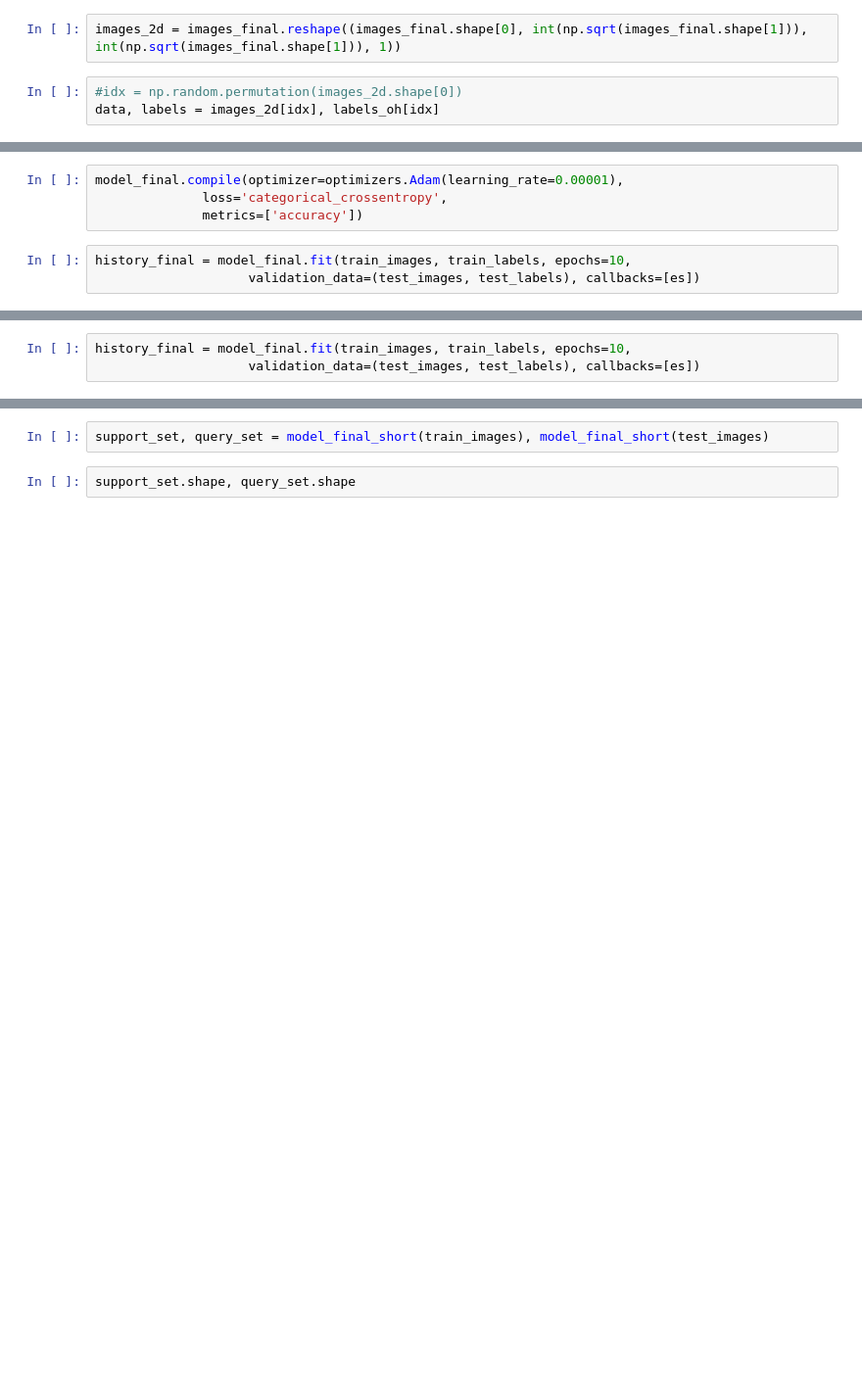
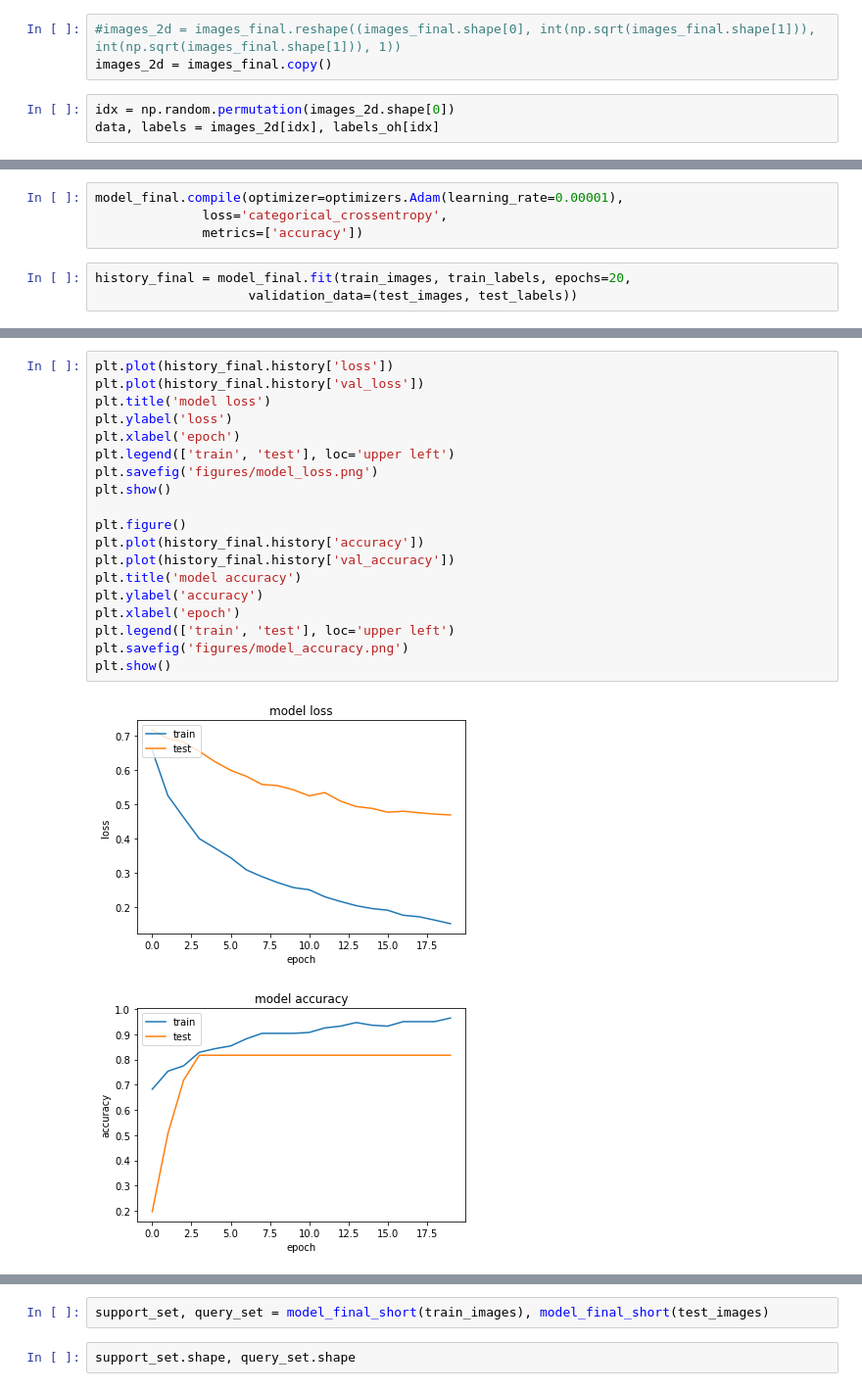
Before and after one commit to lukasrosario/cs591-project, a Jupyter notebook: project.ipynb, the cells around one changed output, grey strips where cells are left out. Shown at 98% size. Saved outputs shown, nothing was run; the diff lists cells and outputs as text; blank space fills up the shorter version.

```diff
--- a/project.ipynb
+++ b/project.ipynb
@@ -208,7 +208,8 @@ print(images_final.shape, labels_oh.shape)
 # %%
-images_2d = images_final.reshape((images_final.shape[0], int(np.sqrt(images_final.shape[1])), int(np.sqrt(images_final.shape[1])), 1))
+#images_2d = images_final.reshape((images_final.shape[0], int(np.sqrt(images_final.shape[1])), int(np.sqrt(images_final.shape[1])), 1))
+images_2d = images_final.copy()
 # %%
-#idx = np.random.permutation(images_2d.shape[0])
+idx = np.random.permutation(images_2d.shape[0])
 data, labels = images_2d[idx], labels_oh[idx]
 # %%
 train_percentage = 0.8
@@ -479,6 +244,6 @@ model_final.compile(optimizer=optimizers.Adam(learning_rate=0.00001),
               loss='categorical_crossentropy',
               metrics=['accuracy'])
 # %%
-history_final = model_final.fit(train_images, train_labels, epochs=10,
-                    validation_data=(test_images, test_labels), callbacks=[es])
+history_final = model_final.fit(train_images, train_labels, epochs=20,
+                    validation_data=(test_images, test_labels))
 # %% [output]
@@ -505,3 +266,0 @@ Epoch 10/10
-# %%
-history_final = model_final.fit(train_images, train_labels, epochs=10,
-                    validation_data=(test_images, test_labels), callbacks=[es])
@@ -516,4 +273,26 @@ model_final.save('models/model_final_lukas')
 INFO:tensorflow:Assets written to: models/model_final_lukas\assets
+# %%
+plt.plot(history_final.history['loss'])
+plt.plot(history_final.history['val_loss'])
+plt.title('model loss')
+plt.ylabel('loss')
+plt.xlabel('epoch')
+plt.legend(['train', 'test'], loc='upper left')
+plt.savefig('figures/model_loss.png')
+plt.show()
+
+plt.figure()
+plt.plot(history_final.history['accuracy'])
+plt.plot(history_final.history['val_accuracy'])
+plt.title('model accuracy')
+plt.ylabel('accuracy')
+plt.xlabel('epoch')
+plt.legend(['train', 'test'], loc='upper left')
+plt.savefig('figures/model_accuracy.png')
+plt.show()
+# %% [output]
+[figure, added]
+[figure, added]
 # %%
 model_final.summary()
 # %% [output]
```
Also changed, not shown: parts of 75 cells of this notebook, 13 other files.
